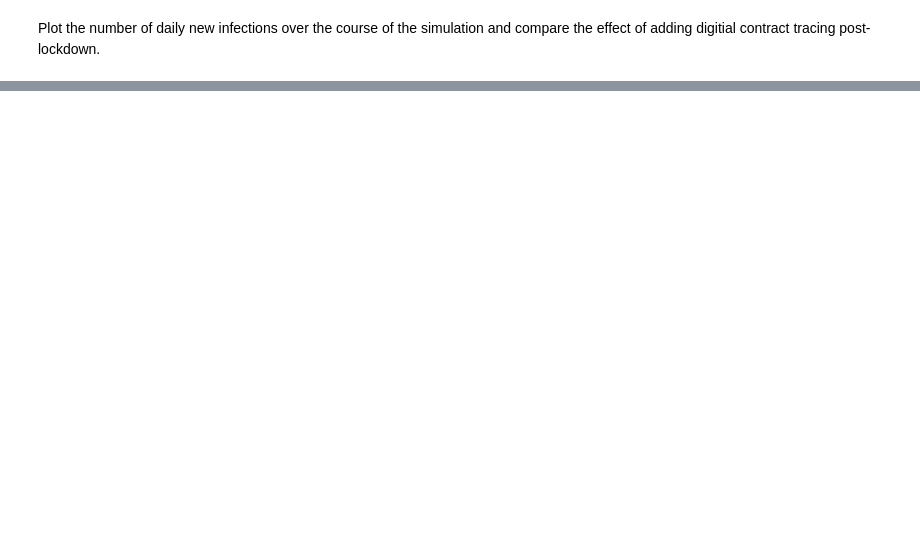
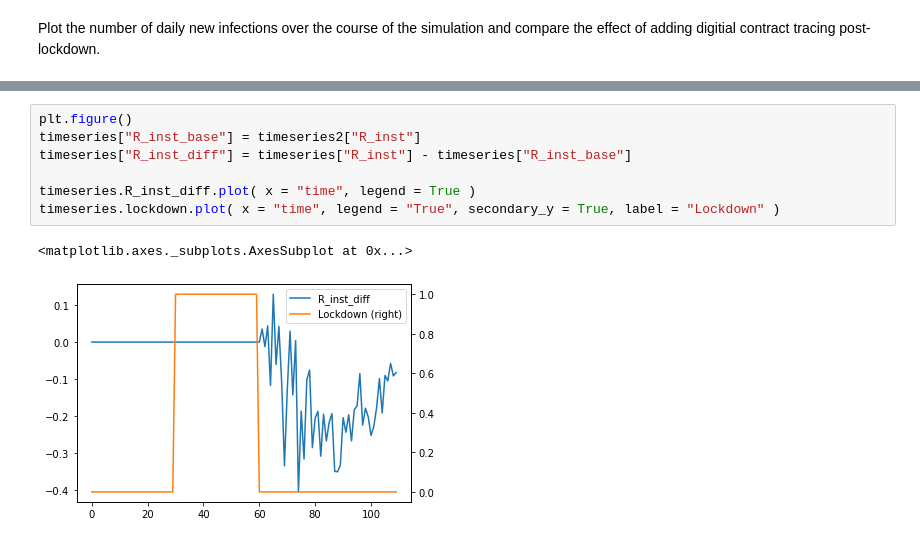
Before and after one commit to BDI-pathogens/OpenABM-Covid19-model-paper, a Jupyter notebook: notebooks/example_digital_contact_tracing.ipynb, the cells around one changed output, grey strips where cells are left out. Drawn from its saved outputs; the diff is of its cells as text; blank space fills up the shorter version.

```diff
--- a/notebooks/example_digital_contact_tracing.ipynb
+++ b/notebooks/example_digital_contact_tracing.ipynb
@@ -80,0 +83,10 @@ timeseries.lockdown.plot( x = "time", legend = "True", secondary_y = True, label
+# %%
+plt.figure()
+timeseries["R_inst_base"] = timeseries2["R_inst"]
+timeseries["R_inst_diff"] = timeseries["R_inst"] - timeseries["R_inst_base"]
+
+timeseries.R_inst_diff.plot( x = "time", legend = True )
+timeseries.lockdown.plot( x = "time", legend = "True", secondary_y = True, label = "Lockdown" )
+# %% [output]
+<matplotlib.axes._subplots.AxesSubplot at 0x...>
+[figure, added]
```
Also changed, not shown: parts of 6 cells of this notebook, 11 other files.
